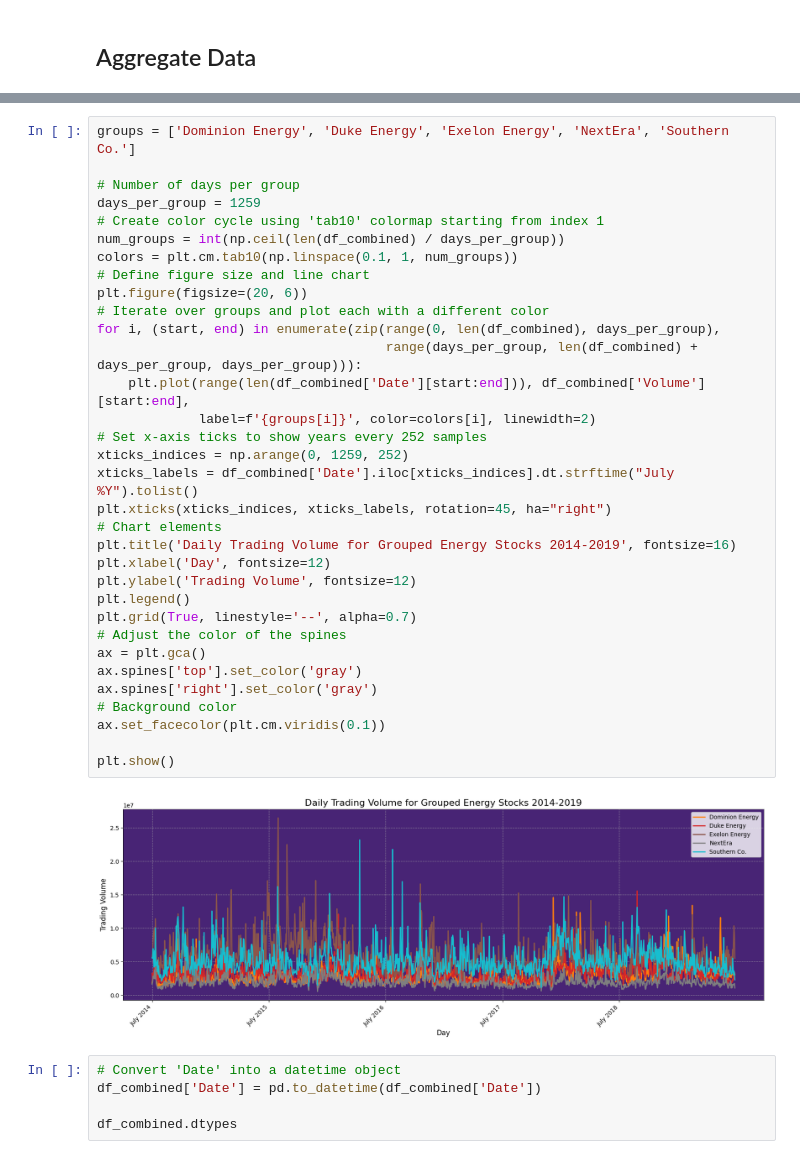
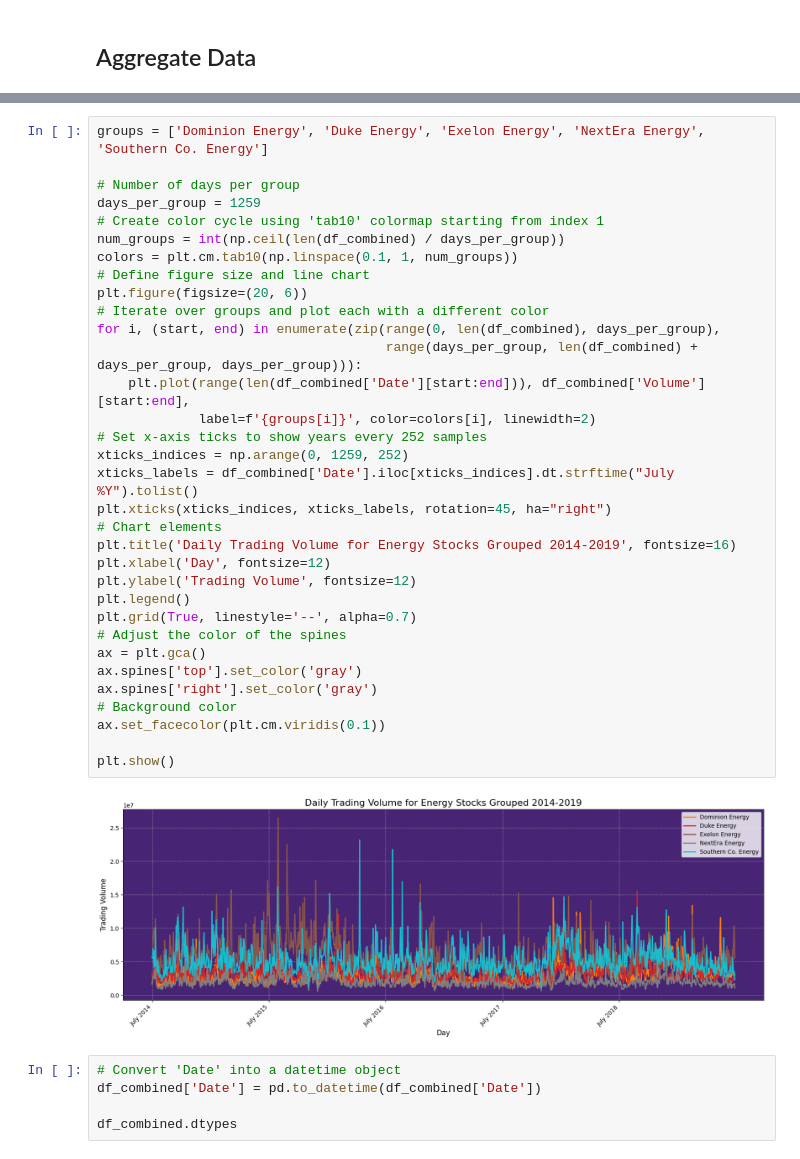
Before and after one commit to c-grigsby/kaggle-challenges, a Jupyter notebook: energy-stock-investments/notebooks/energy-stock-investments.ipynb, the cells around one changed output, grey strips where cells are left out. Cells and saved outputs as stored; diff of their text form.

```diff
--- a/energy-stock-investments/notebooks/energy-stock-investments.ipynb
+++ b/energy-stock-investments/notebooks/energy-stock-investments.ipynb
@@ -452,38 +489,38 @@ create_trading_volume_graph(df_combined, 'Daily Trading Volume for Aggregated En
 # %%
-groups = ['Dominion Energy', 'Duke Energy', 'Exelon Energy', 'NextEra', 'Southern Co.']
+groups = ['Dominion Energy', 'Duke Energy', 'Exelon Energy', 'NextEra Energy', 'Southern Co. Energy']
 
 # Number of days per group
 days_per_group = 1259
 # Create color cycle using 'tab10' colormap starting from index 1
 num_groups = int(np.ceil(len(df_combined) / days_per_group))
 colors = plt.cm.tab10(np.linspace(0.1, 1, num_groups))
 # Define figure size and line chart
 plt.figure(figsize=(20, 6))
 # Iterate over groups and plot each with a different color
 for i, (start, end) in enumerate(zip(range(0, len(df_combined), days_per_group),
                                      range(days_per_group, len(df_combined) + days_per_group, days_per_group))):
     plt.plot(range(len(df_combined['Date'][start:end])), df_combined['Volume'][start:end],
              label=f'{groups[i]}', color=colors[i], linewidth=2)
 # Set x-axis ticks to show years every 252 samples
 xticks_indices = np.arange(0, 1259, 252)
 xticks_labels = df_combined['Date'].iloc[xticks_indices].dt.strftime("July %Y").tolist()
 plt.xticks(xticks_indices, xticks_labels, rotation=45, ha="right")
 # Chart elements
-plt.title('Daily Trading Volume for Grouped Energy Stocks 2014-2019', fontsize=16)
+plt.title('Daily Trading Volume for Energy Stocks Grouped 2014-2019', fontsize=16)
 plt.xlabel('Day', fontsize=12)
 plt.ylabel('Trading Volume', fontsize=12)
 plt.legend()
 plt.grid(True, linestyle='--', alpha=0.7)
 # Adjust the color of the spines
 ax = plt.gca()
 ax.spines['top'].set_color('gray')
 ax.spines['right'].set_color('gray')
 # Background color
 ax.set_facecolor(plt.cm.viridis(0.1))
 
 plt.show()
 # %% [output]
-[figure, old version]
+[figure, new version]
 # %%
 # Convert 'Date' into a datetime object
 df_combined['Date'] = pd.to_datetime(df_combined['Date'])
```
Also changed, not shown: parts of 37 cells of this notebook, 1 other file.
